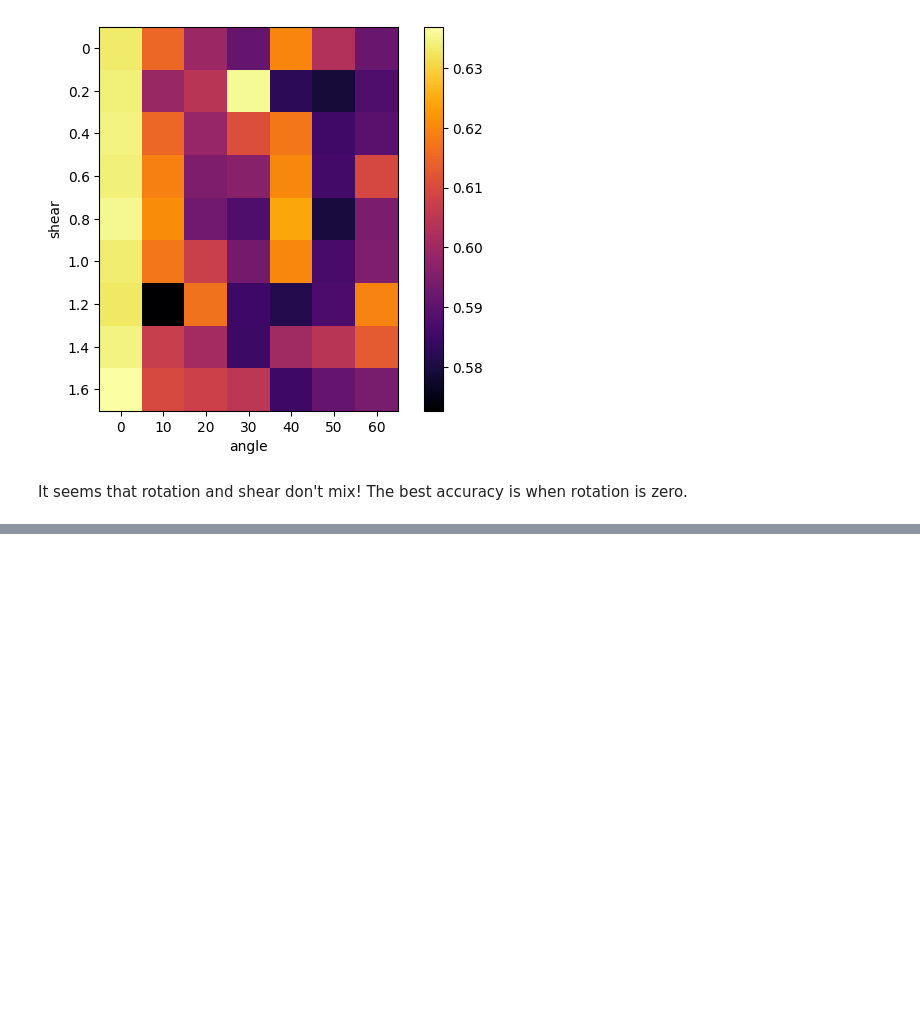
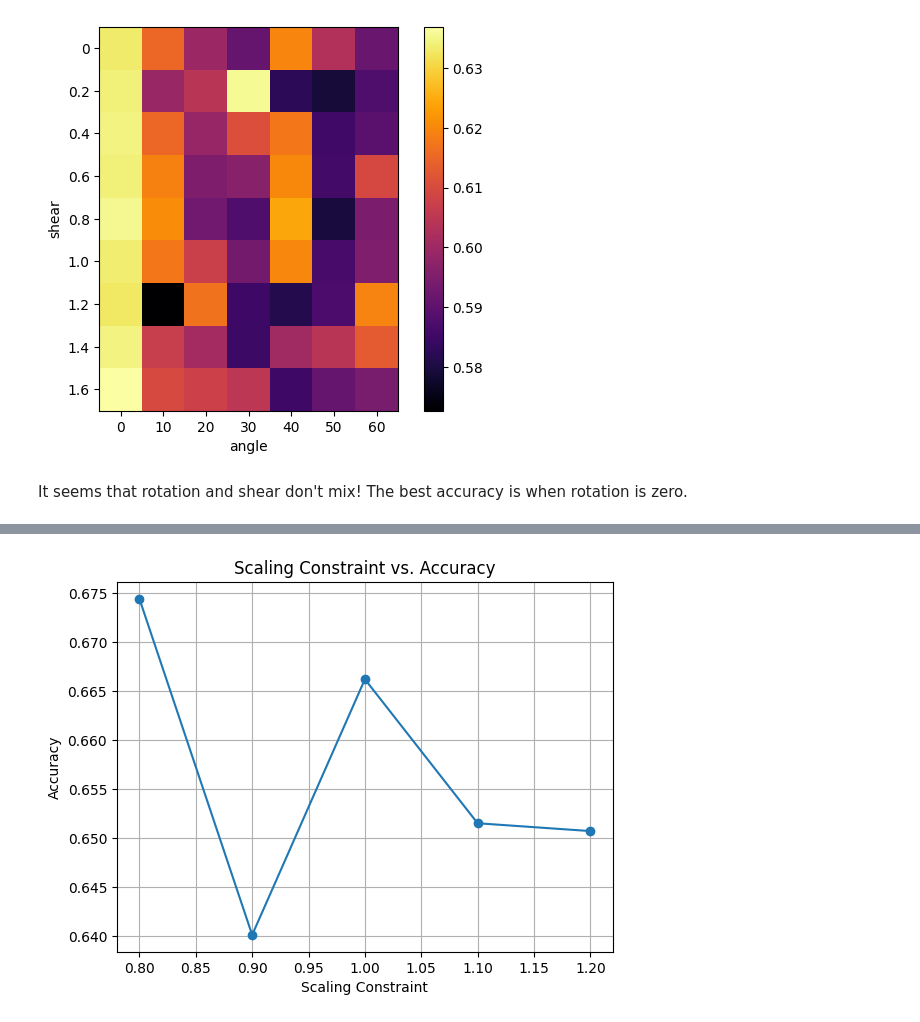
Before and after one commit to vignesh082/AIML_Projects_and_Labs, a Jupyter notebook: AIML_Module_1_Lab_3_Data_Augmentation.ipynb, the cells around one changed output, grey strips where cells are left out. Saved outputs shown, nothing was run; the diff lists cells and outputs as text; code cells hidden in the pictures; blank space fills up the shorter version.

```diff
--- a/AIML_Module_1_Lab_3_Data_Augmentation.ipynb
+++ b/AIML_Module_1_Lab_3_Data_Augmentation.ipynb
@@ -433,0 +440,32 @@ plt.show()
+# %%
+
+def augScale(sample, scale_range):
+    if len(sample.shape) == 2:
+        sample = np.expand_dims(sample, 0)  # Make sure the sample is 3-dimensional
+    scales = np.random.uniform(low=scale_range[0], high=scale_range[1], size=len(sample))
+    nsample = sample.copy()  # Preallocate the augmented array
+    for ii in range(len(sample)):
+        # Round the scaling factor to the nearest integer
+        scaled_img = rescale(sample[ii], scale=np.round(scales[ii]), mode='reflect', anti_aliasing=False)
+        # Ensure that the scaled image has the same dimensions as the original (28x28)
+        if scaled_img.shape != sample[ii].shape:
+            scaled_img = sample[ii]  # Use the original image if resizing failed
+        nsample[ii] = scaled_img
+    return np.squeeze(nsample)
+# %%
+
+from sklearn.metrics import accuracy_score
+scale_constraints = [0.8, 0.9, 1.0, 1.1, 1.2]  # Scaling factors to test
+accuracies = np.zeros(len(scale_constraints), dtype=np.float)  # Save accuracy values here
+for ii in range(len(scale_constraints)):
+    # Create the augmented dataset
+    augdata = train_X  # Include the original images also in the augmented dataset
+    auglabel = train_y
+    for jj in range(naugmentations):
+        augdata = np.concatenate((augdata, augScale(train_X, [scale_constraints[ii], scale_constraints[ii]])))
+        auglabel = np.concatenate((auglabel, train_y))
+
+    # Check the test accuracy
+    test_accuracy = NN(augdata, auglabel, test_X, test_y)
+    accuracies[ii] = test_accuracy
+    print('Accuracy after scaling augmentation with constraint', scale_constraints[ii], ' is ', test_accuracy, flush=True)
@@ -433,0 +480,11 @@ plt.show()
+# %%
+
+plt.figure()
+plt.plot(scale_constraints, accuracies, marker='o', linestyle='-')
+plt.xlabel('Scaling Constraint')
+plt.ylabel('Accuracy')
+plt.title('Scaling Constraint vs. Accuracy')
+plt.grid(True)
+plt.show()
+# %% [output]
+[figure, added]
```
Also changed, not shown: parts of 8 cells of this notebook.
